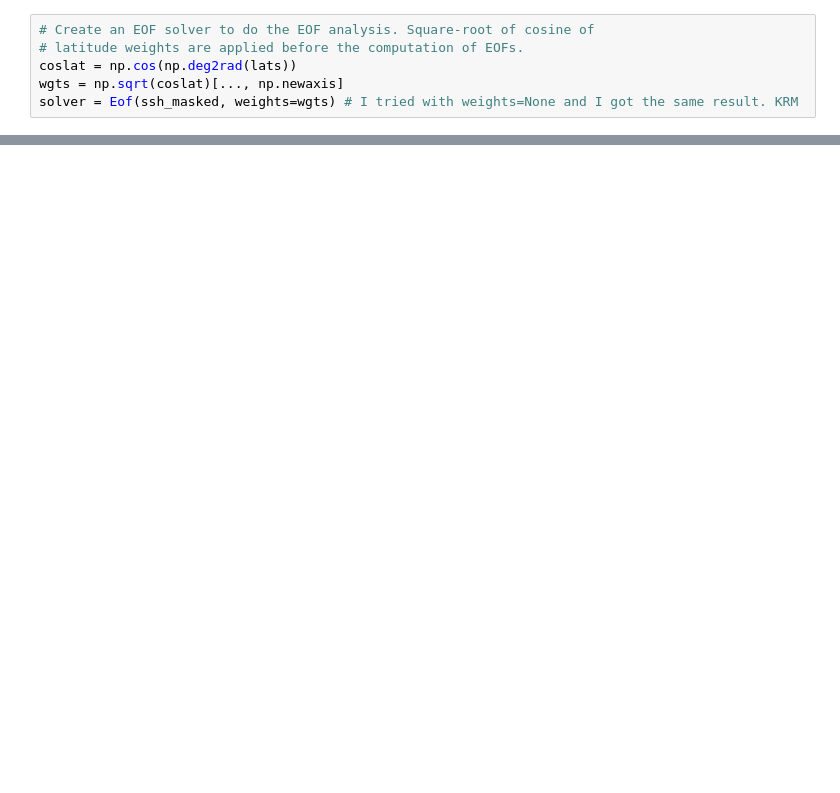
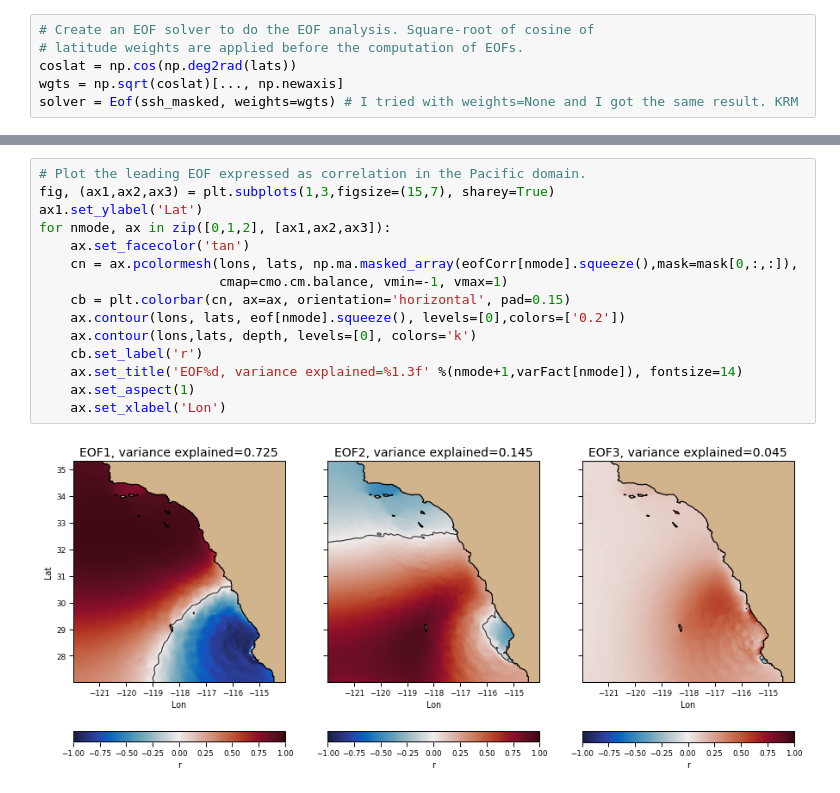
Before and after one commit to anakarinarm/notebooks_SVB, a Jupyter notebook: MITgcm/domain5/figures_paper/figure07.ipynb, the cells around one changed output, grey strips where cells are left out. Cells and saved outputs as stored; diff of their text form; blank space fills up the shorter version.

```diff
--- a/MITgcm/domain5/figures_paper/figure07.ipynb
+++ b/MITgcm/domain5/figures_paper/figure07.ipynb
@@ -84,0 +164,17 @@ for nmode, ax in zip([0,1,2], [ax1,ax2,ax3]):
+# %%
+# Plot the leading EOF expressed as correlation in the Pacific domain.
+fig, (ax1,ax2,ax3) = plt.subplots(1,3,figsize=(15,7), sharey=True)
+ax1.set_ylabel('Lat')
+for nmode, ax in zip([0,1,2], [ax1,ax2,ax3]):
+    ax.set_facecolor('tan')
+    cn = ax.pcolormesh(lons, lats, np.ma.masked_array(eofCorr[nmode].squeeze(),mask=mask[0,:,:]),
+                       cmap=cmo.cm.balance, vmin=-1, vmax=1)
+    cb = plt.colorbar(cn, ax=ax, orientation='horizontal', pad=0.15)
+    ax.contour(lons, lats, eof[nmode].squeeze(), levels=[0],colors=['0.2'])
+    ax.contour(lons,lats, depth, levels=[0], colors='k')
+    cb.set_label('r')
+    ax.set_title('EOF%d, variance explained=%1.3f' %(nmode+1,varFact[nmode]), fontsize=14)
+    ax.set_aspect(1)
+    ax.set_xlabel('Lon')
+# %% [output]
+[figure, added]
```
Also changed, not shown: parts of 6 cells of this notebook, 1 other file.
